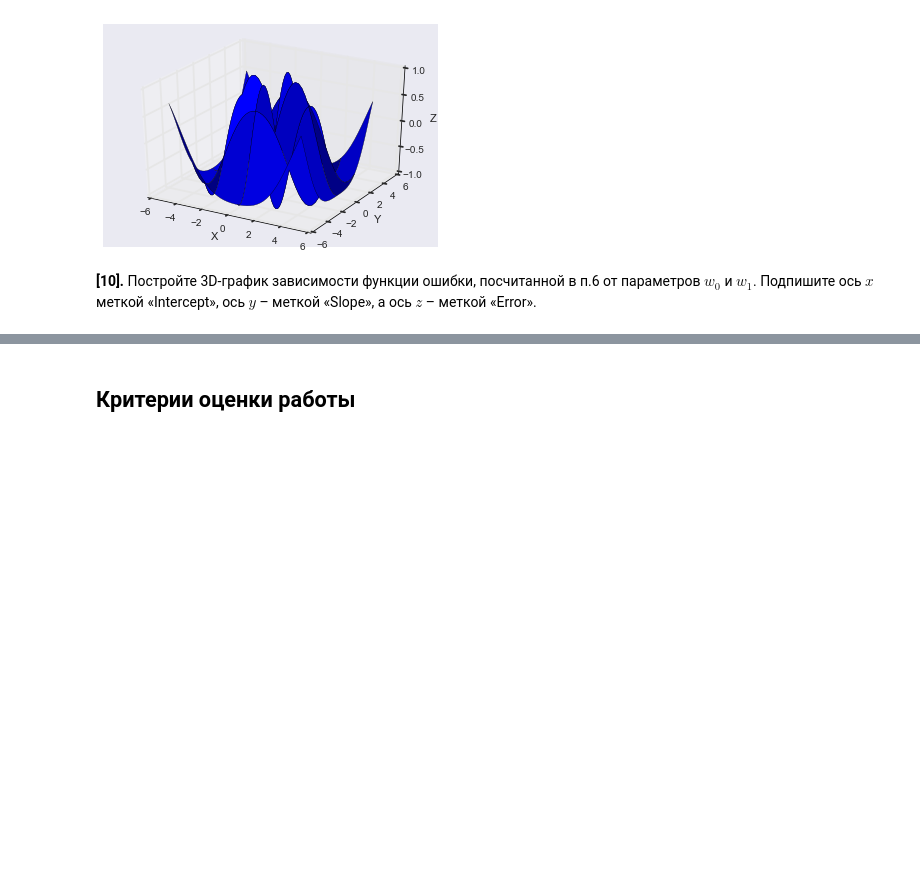
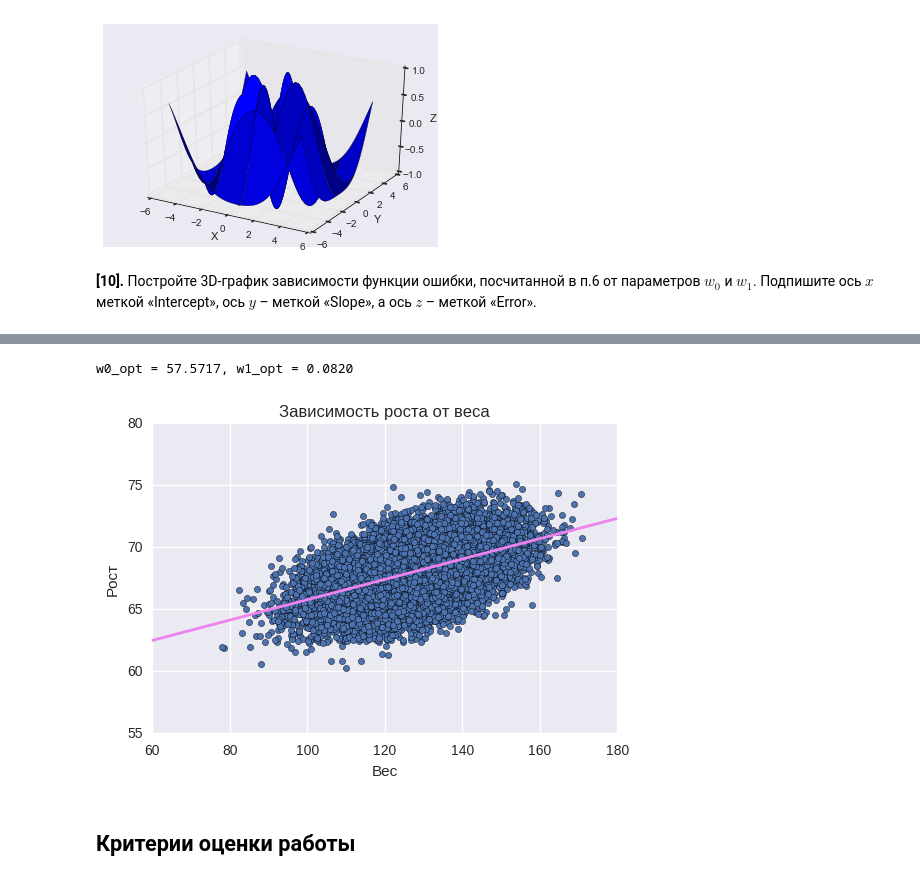
Before and after one commit to nuzhdov/ml_class, a Jupyter notebook: mlad_spec/ml_on_labeled_data/week1/peer_review_linreg_height_weight.ipynb, the cells around one changed output, grey strips where cells are left out. Cells and saved outputs as stored; diff of their text form; code cells hidden in the pictures; blank space fills up the shorter version.

```diff
--- a/mlad_spec/ml_on_labeled_data/week1/peer_review_linreg_height_weight.ipynb
+++ b/mlad_spec/ml_on_labeled_data/week1/peer_review_linreg_height_weight.ipynb
@@ -235,3 +226,14 @@ NameError: name 'plt' is not defined
+# %%
+def error_opt(w):
+    return error(w[0], w[1])
+
+w0_opt, w1_opt = optimize.minimize(error_opt, (0,0), bounds = [(-100, 100), (-5, 5)], method = 'L-BFGS-B').x
+print 'w0_opt = %.4f, w1_opt = %.4f' % (w0_opt, w1_opt)
+
+min_func([(w0_opt, w1_opt)])
+# %% [output]
+w0_opt = 57.5717, w1_opt = 0.0820
+[figure, added]
 # %% [markdown]
 ## Критерии оценки работы
 # %% [markdown]
```
Also changed, not shown: parts of 6 cells of this notebook.
